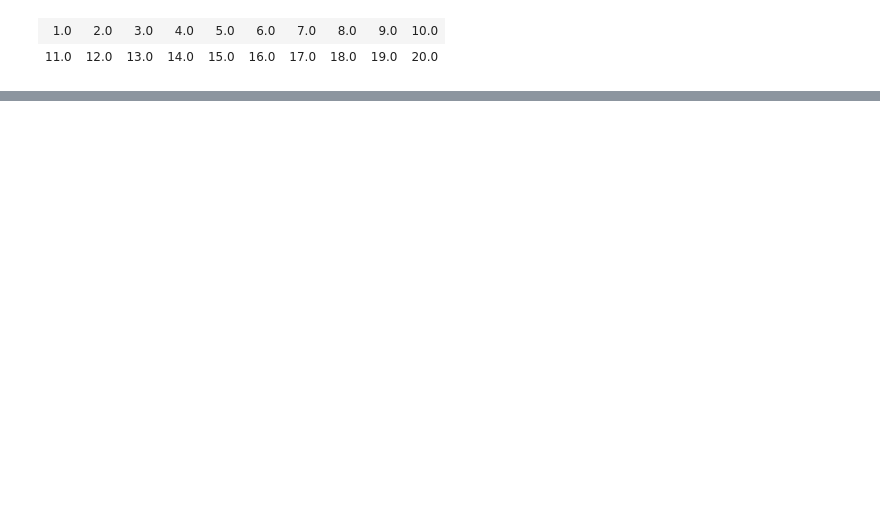
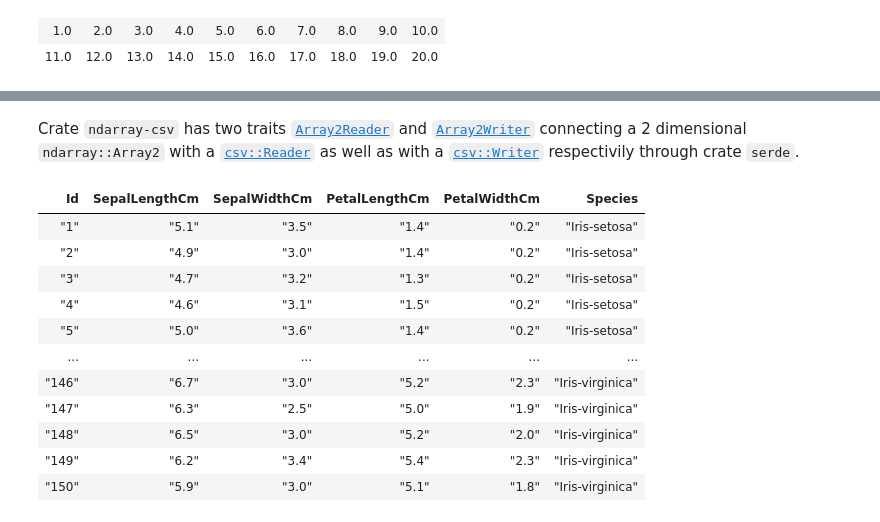
Before and after one commit to tilofix/play-jupyter, a Jupyter notebook: rust/rust_notes.ipynb, the cells around one changed output, grey strips where cells are left out. Saved outputs shown, nothing was run; the diff lists cells and outputs as text; code cells hidden in the pictures; blank space fills up the shorter version.

Commit message:
NDArray Reading, Typing, Applying
- added a rust script to check a error indication of evcxr
- checked in copy of Iris data set

```diff
--- a/rust/rust_notes.ipynb
+++ b/rust/rust_notes.ipynb
@@ -533,0 +583,9 @@ Ix2 Array (2, 3)
+# %%
+:dep ndarray = {version = "0.13.1"}
+
+// Interate over the rows of a 2D array
+let mut a_2d_rows = ndarray::Array2::<f32>::zeros((3, 2));
+for mut row in a_2d_rows.genrows_mut() {
+    row.fill(1.);
+}
+a_2d_rows
@@ -657,0 +830,32 @@ display_ndarray(data_2d);
+# %% [markdown]
+Crate `ndarray-csv` has two traits [`Array2Reader`](https://docs.rs/ndarray-csv/0.5.1/ndarray_csv/trait.Array2Reader.html) and [`Array2Writer`](https://docs.rs/ndarray-csv/0.5.1/ndarray_csv/trait.Array2Writer.html) connecting a 2 dimensional `ndarray::Array2` with a [`csv::Reader`](https://docs.rs/csv/1.1.6/csv/struct.Reader.html) as well as with a [`csv::Writer`](https://docs.rs/csv/1.1.6/csv/struct.Writer.html) respectivily through crate `serde`.
+# %%
+:dep csv = {version = "1.1"}
+:dep ndarray = {version = "0.13.1"}
+:dep ndarray-csv = {version = "0.4.1"}
+:dep darn = {version = "0.3.0"}
+
+let mut rdr = csv::Reader::from_path("Iris.csv")?;
+
+let mut headers : Vec<String> = Vec::<String>::new();
+for element in rdr.headers().unwrap().into_iter() {
+        headers.push(String::from(element));
+};
+
+let iris_data: ndarray::Array2<String> =
+               ndarray_csv::Array2Reader::deserialize_array2_dynamic(&mut rdr)?;
+
+darn::show_frame(&iris_data, Some(&headers));
+# %% [output]
+| Id | SepalLengthCm | SepalWidthCm | PetalLengthCm | PetalWidthCm | Species |
+| "1" | "5.1" | "3.5" | "1.4" | "0.2" | "Iris-setosa" |
+| "2" | "4.9" | "3.0" | "1.4" | "0.2" | "Iris-setosa" |
+| "3" | "4.7" | "3.2" | "1.3" | "0.2" | "Iris-setosa" |
+| "4" | "4.6" | "3.1" | "1.5" | "0.2" | "Iris-setosa" |
+| "5" | "5.0" | "3.6" | "1.4" | "0.2" | "Iris-setosa" |
+| ... | ... | ... | ... | ... | ... |
+| "146" | "6.7" | "3.0" | "5.2" | "2.3" | "Iris-virginica" |
+| "147" | "6.3" | "2.5" | "5.0" | "1.9" | "Iris-virginica" |
+| "148" | "6.5" | "3.0" | "5.2" | "2.0" | "Iris-virginica" |
+| "149" | "6.2" | "3.4" | "5.4" | "2.3" | "Iris-virginica" |
+| "150" | "5.9" | "3.0" | "5.1" | "1.8" | "Iris-virginica" |
```
Also changed, not shown: parts of 41 cells of this notebook, 2 other files.
